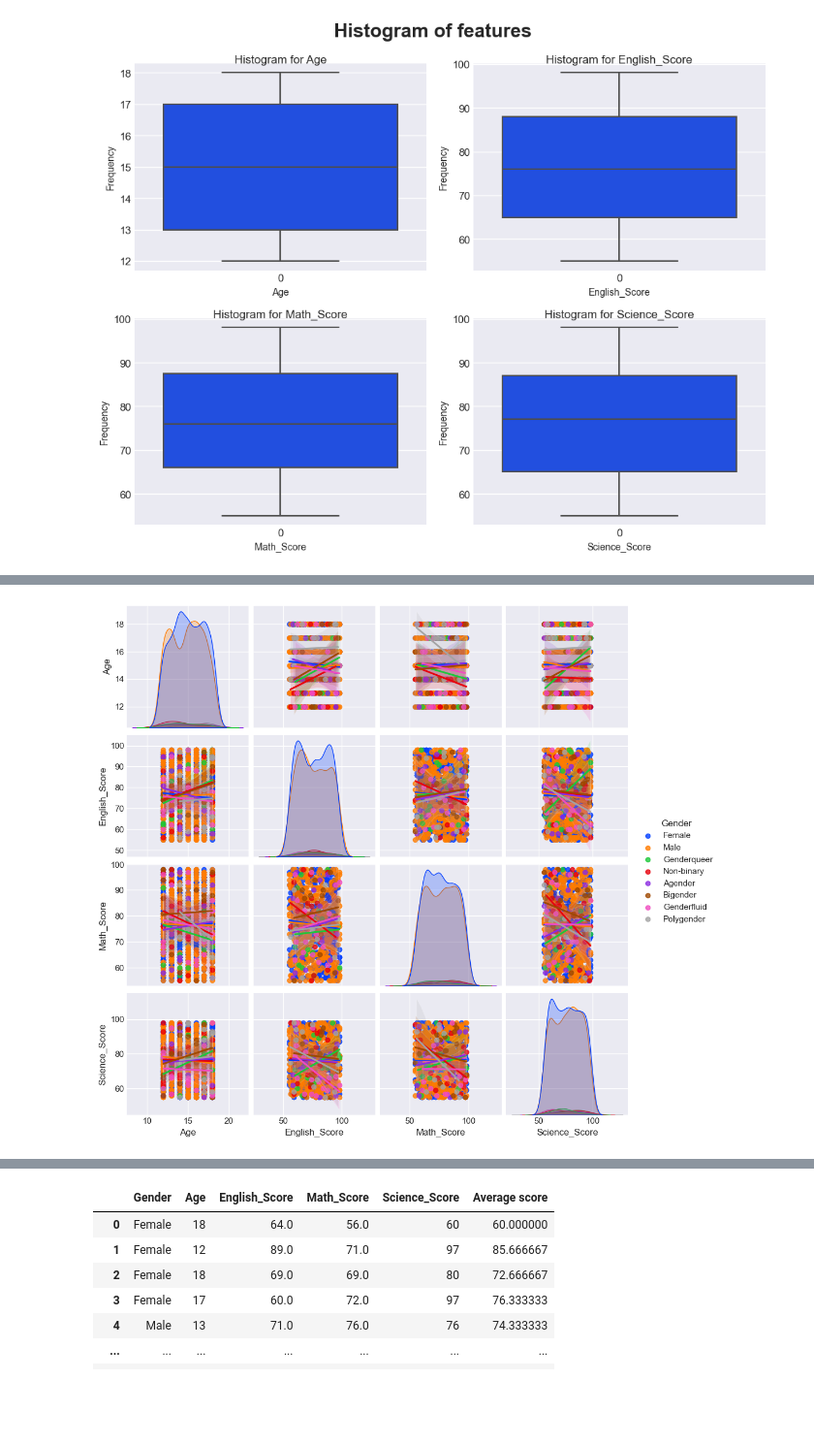
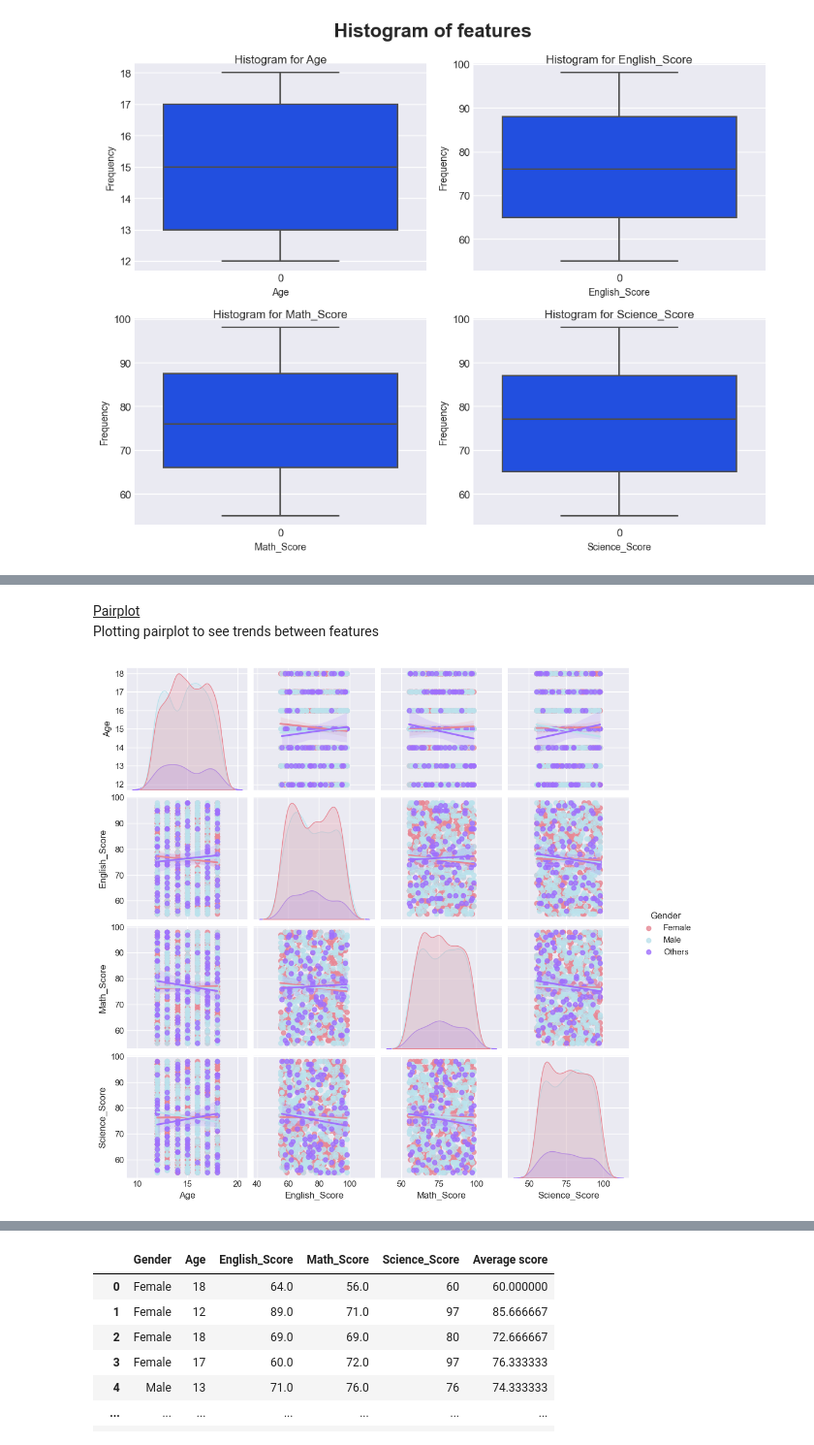
Before and after one commit to y0ngjie/AIML-ST1511-CA2, a Jupyter notebook: clustering copy.ipynb, the cells around one changed output, grey strips where cells are left out. Shown at 97% size. Cells and saved outputs as stored; diff of their text form; code cells hidden in the pictures; blank space fills up the shorter version.

```diff
--- a/clustering copy.ipynb
+++ b/clustering copy.ipynb
@@ -204,4 +231,4 @@ def groupNonBinaryGender(name):
     else:
         return name
 
-df['Gender'] = df['Gender'].apply(groupNonBinaryGender)
+df_eda['Gender'] = df_eda['Gender'].apply(groupNonBinaryGender)
@@ -208,5 +254,9 @@ df['Gender'] = df['Gender'].apply(groupNonBinaryGender)
+# %% [markdown]
+<u>Pairplot</u><br>
+Plotting pairplot to see trends between features
 # %%
-sns.pairplot(df_eda, kind='reg', hue='Gender')
+palette=['#E78895', '#BBE2EC', '#9F70FD']
+sns.pairplot(df_eda, kind='reg', hue='Gender', palette=palette)
 plt.show()
 # %% [output]
-[figure, old version]
+[figure, new version]
```
Also changed, not shown: parts of 61 cells of this notebook.
